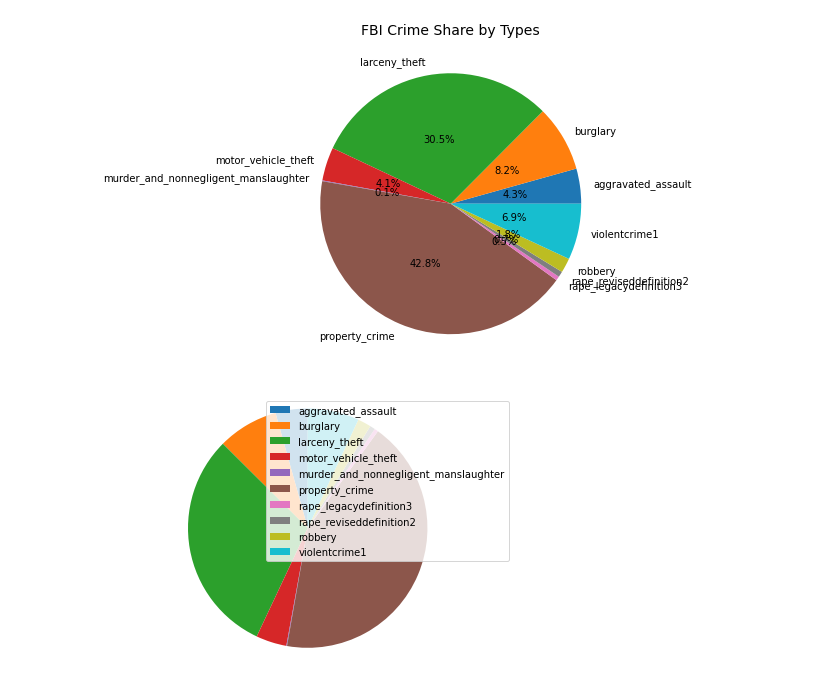
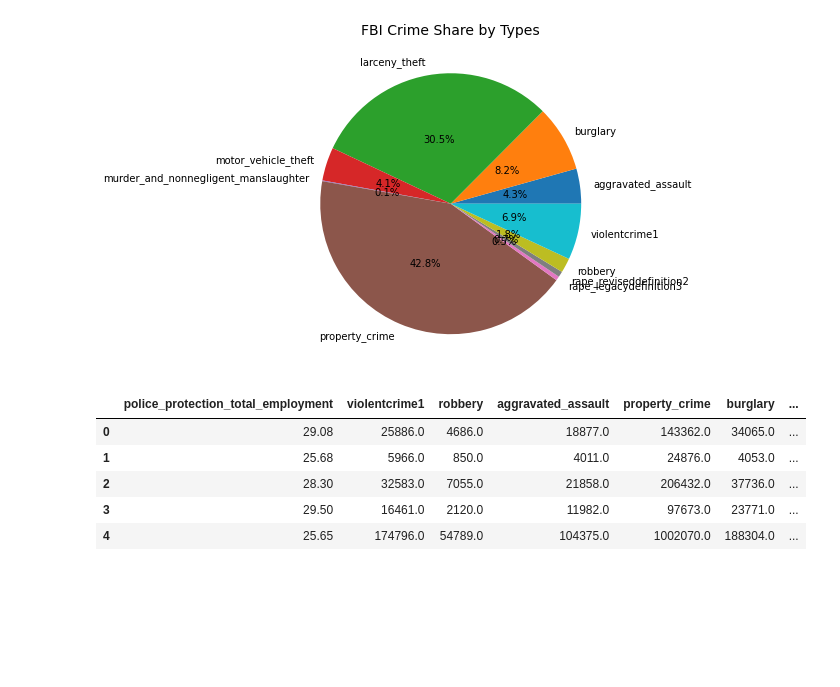
Before and after one commit to ninadcpa/DSC540, a Jupyter notebook: Final_Project.ipynb, the cells around one changed output. Cells and saved outputs as stored; diff of their text form; code cells hidden in the pictures; blank space fills up the shorter version.

```diff
--- a/Final_Project.ipynb
+++ b/Final_Project.ipynb
@@ -946,13 +985,17 @@ plt.title("FBI Crime Share by Types", fontsize=14);
 # plt.pie(crime_df.groupby('source')['value'].sum())
 # %% [output]
 [figure]
-# %%
-crime_categories = list(crime_types.values())
-patches, texts = plt.pie(crime_categories, startangle=90)
-plt.legend(patches, labels, loc="best")
-# Set aspect ratio to be equal so that pie is drawn as a circle.
-plt.axis('equal')
-plt.tight_layout()
-plt.show()
-# %% [output]
-[figure, removed]
+# %%
+pp_emp_crime = pd.read_sql('select e.police_protection_total_employment, c.violentcrime1, \
+          c.robbery, \
+          c.aggravated_assault,c.property_crime,c.burglary, \
+          c.motor_vehicle_theft from fbi_crimes as c,js_employment as e \
+          where c.state=e.state', conn)
+pp_emp_crime.head(5)
+# %% [output]
+|  | police_protection_total_employment | violentcrime1 | robbery | aggravated_assault | property_crime | burglary | ... |
+| 0 | 29.08 | 25886.0 | 4686.0 | 18877.0 | 143362.0 | 34065.0 | ... |
+| 1 | 25.68 | 5966.0 | 850.0 | 4011.0 | 24876.0 | 4053.0 | ... |
+| 2 | 28.30 | 32583.0 | 7055.0 | 21858.0 | 206432.0 | 37736.0 | ... |
+| 3 | 29.50 | 16461.0 | 2120.0 | 11982.0 | 97673.0 | 23771.0 | ... |
+| 4 | 25.65 | 174796.0 | 54789.0 | 104375.0 | 1002070.0 | 188304.0 | ... |
```
Also changed, not shown: parts of 6 cells of this notebook.
